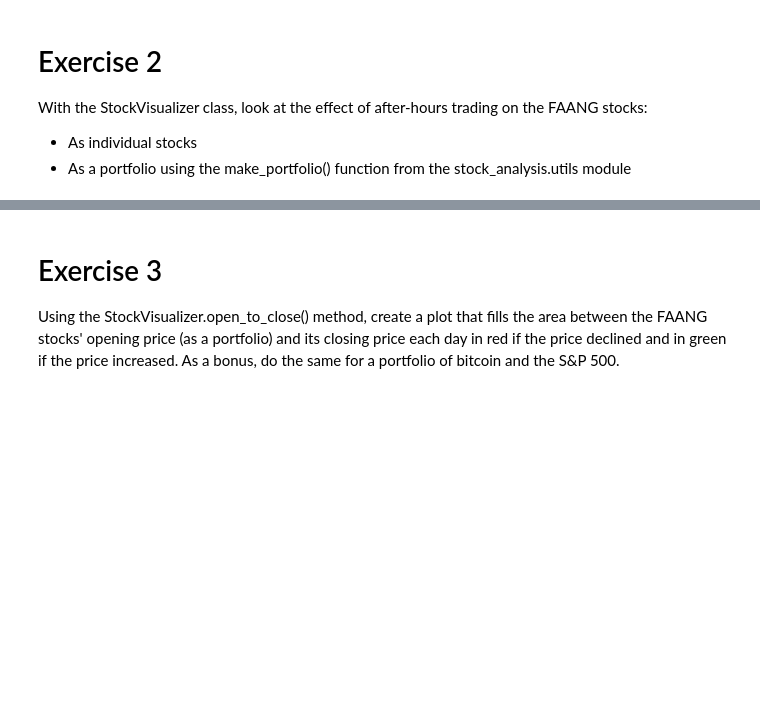
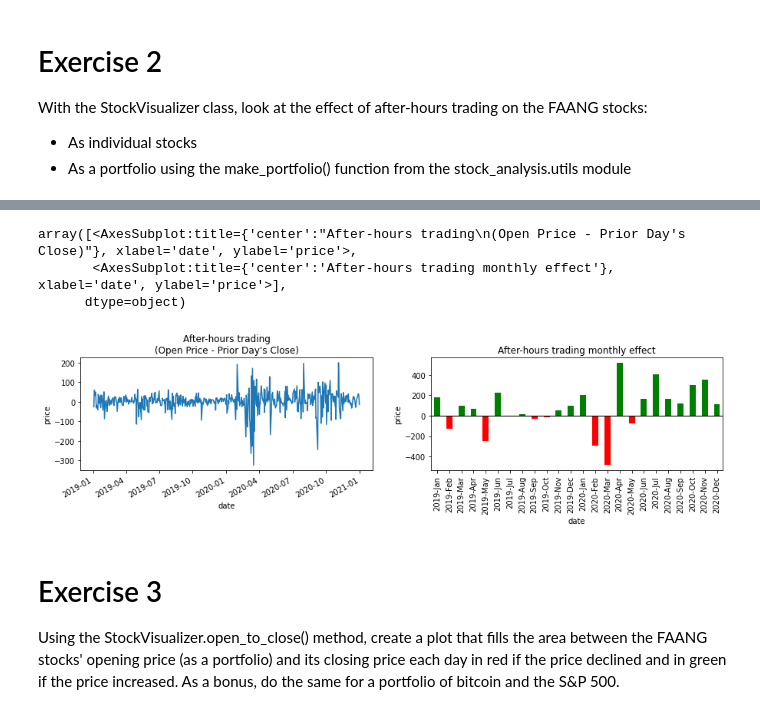
Before and after one commit to will-i-amv-books/Hands-On-Data-Analysis-with-Pandas-2nd-edition, a Jupyter notebook: ch_07/exercises.ipynb, the cells around one changed output, grey strips where cells are left out. Drawn from its saved outputs; the diff is of its cells as text; code cells hidden in the pictures; blank space fills up the shorter version.

```diff
--- a/ch_07/exercises.ipynb
+++ b/ch_07/exercises.ipynb
@@ -82,3 +110,12 @@ FAANG stocks:
+# %%
+portfolio = utils.make_portfolio(faang)
+portfolioViz = stock_analysis.StockVisualizer(portfolio)
+portfolioViz.after_hours_trades()
+# %% [output]
+array([<AxesSubplot:title={'center':"After-hours trading\n(Open Price - Prior Day's Close)"}, xlabel='date', ylabel='price'>,
+       <AxesSubplot:title={'center':'After-hours trading monthly effect'}, xlabel='date', ylabel='price'>],
+      dtype=object)
+[figure, added]
 # %% [markdown]
 # Exercise 3
 
```
Also changed, not shown: parts of 2 cells of this notebook.
